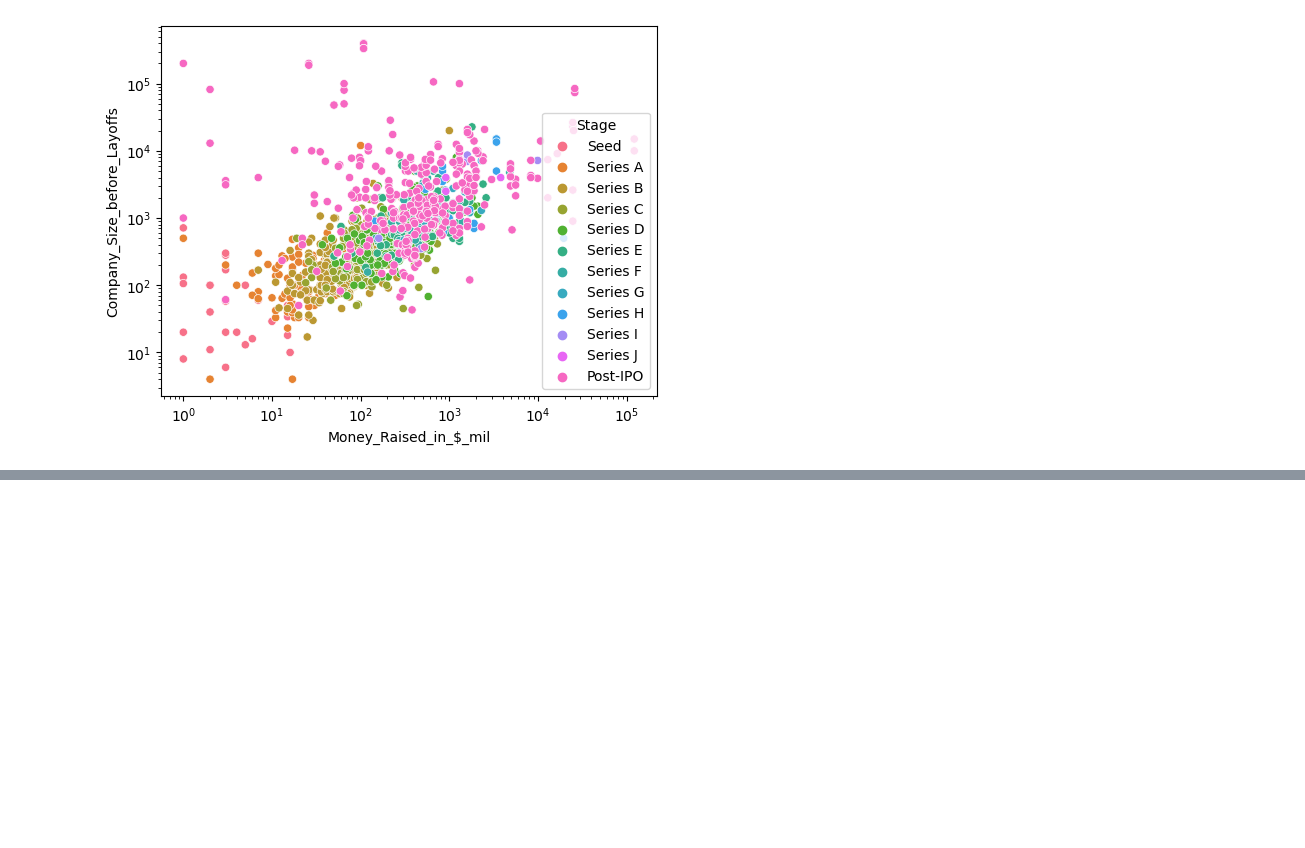
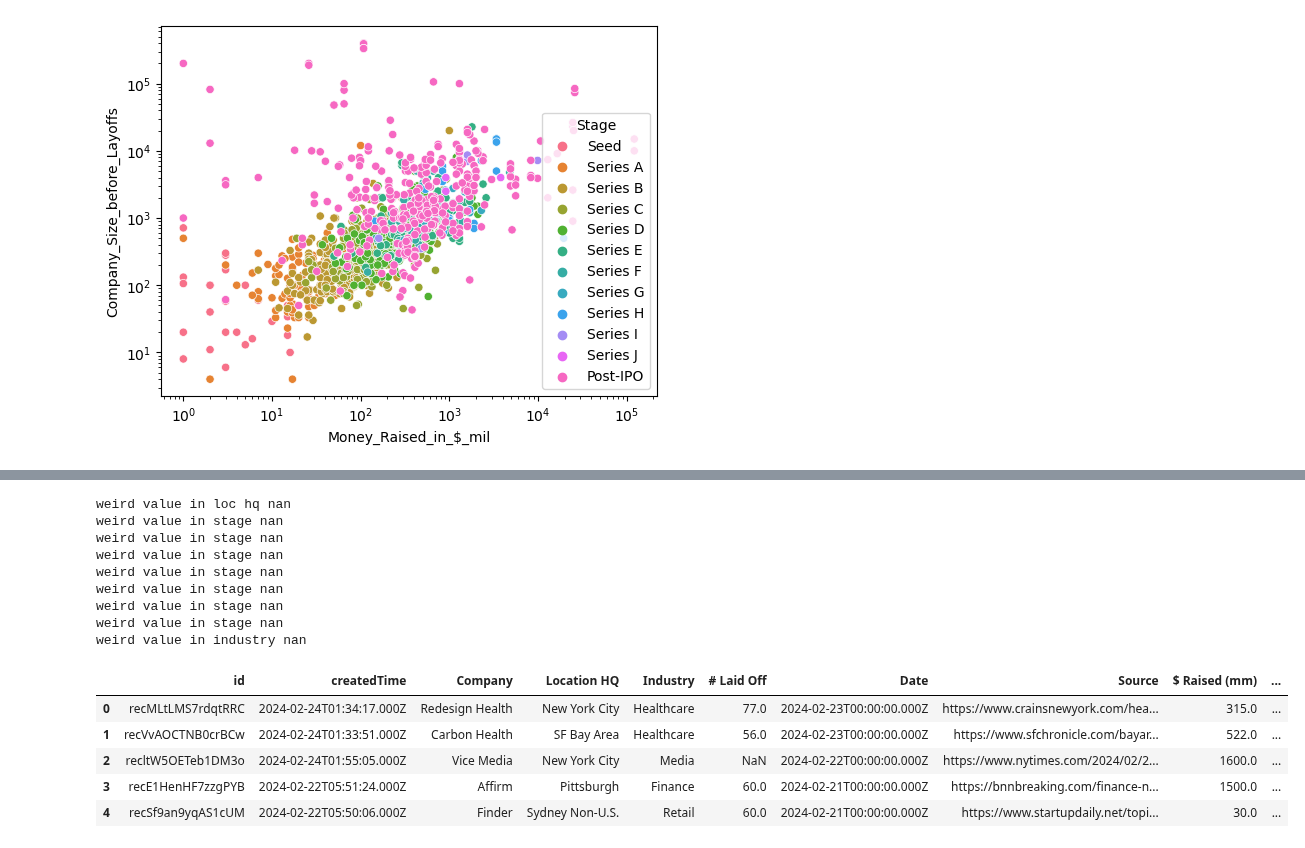
Before and after one commit to COGS108/Group019_WI24, a Jupyter notebook: Matthew.ipynb, the cells around one changed output, grey strips where cells are left out. Cells and saved outputs as stored; diff of their text form; code cells hidden in the pictures; blank space fills up the shorter version.

```diff
--- a/Matthew.ipynb
+++ b/Matthew.ipynb
@@ -125,0 +196,12 @@ All the above plot really shows is that the more money the company has, the lowe
+# %%
+import json
+d = json.load(open("resp.json"))
+jtab = d["data"]["table"]
+j_entries = jtab["rows"]
+# id createdTime cellValuesByColumnId...
+for i in j_entries:
+    i.update(i["cellValuesByColumnId"])
+    i.pop("cellValuesByColumnId")
+
+df2 = pd.DataFrame.from_records(j_entries)
+[i["name"] for i in jtab["columns"]]
@@ -125,0 +221,43 @@ All the above plot really shows is that the more money the company has, the lowe
+# %%
+## don't run this cell twice please.
+# map columns to their eng names
+df2cols = {}
+for i in jtab["columns"]:
+    # id: company
+    df2cols[i["id"]] = i["name"]
+# df2cols
+
+df2c = list(df2.columns)
+
+for i in range(len(df2c)):
+    if df2c[i] in df2cols:
+        df2c[i] = df2cols[df2c[i]]
+
+df2.columns = df2c
+# df2
+
+lmap = jtab["columns"][1]["typeOptions"]["choices"]
+df2["Location HQ"] = df2["Location HQ"].apply(lambda x: " ".join([lmap[i]["name"] if i in lmap else i for i in x]) if (isinstance(x, list)) else print("weird value in loc hq", x))
+lmap = jtab["columns"][8]["typeOptions"]["choices"]
+df2["Stage"] = df2["Stage"].apply(lambda x: (lmap[x]["name"] if x in lmap else x) if (isinstance(x, str)) else print("weird value in stage", x))
+lmap = jtab["columns"][10]["typeOptions"]["choices"]
+df2["Country"] = df2["Country"].apply(lambda x: (lmap[x]["name"] if x in lmap else x) if (isinstance(x, str)) else print("weird value in country", x))
+lmap = jtab["columns"][5]["typeOptions"]["choices"]
+df2["Industry"] = df2["Industry"].apply(lambda x: (lmap[x]["name"] if x in lmap else x) if (isinstance(x, str)) else print("weird value in industry", x))
+df2.head()
+# %% [output]
+weird value in loc hq nan
+weird value in stage nan
+weird value in stage nan
+weird value in stage nan
+weird value in stage nan
+weird value in stage nan
+weird value in stage nan
+weird value in stage nan
+weird value in industry nan
+|  | id | createdTime | Company | Location HQ | Industry | # Laid Off | Date | Source | $ Raised (mm) | ... |
+| 0 | recMLtLMS7rdqtRRC | 2024-02-24T01:34:17.000Z | Redesign Health | New York City | Healthcare | 77.0 | 2024-02-23T00:00:00.000Z | https://www.crainsnewyork.com/hea... | 315.0 | ... |
+| 1 | recVvAOCTNB0crBCw | 2024-02-24T01:33:51.000Z | Carbon Health | SF Bay Area | Healthcare | 56.0 | 2024-02-23T00:00:00.000Z | https://www.sfchronicle.com/bayar... | 522.0 | ... |
+| 2 | recltW5OETeb1DM3o | 2024-02-24T01:55:05.000Z | Vice Media | New York City | Media | NaN | 2024-02-22T00:00:00.000Z | https://www.nytimes.com/2024/02/2... | 1600.0 | ... |
+| 3 | recE1HenHF7zzgPYB | 2024-02-22T05:51:24.000Z | Affirm | Pittsburgh | Finance | 60.0 | 2024-02-21T00:00:00.000Z | https://bnnbreaking.com/finance-n... | 1500.0 | ... |
+| 4 | recSf9an9yqAS1cUM | 2024-02-22T05:50:06.000Z | Finder | Sydney Non-U.S. | Retail | 60.0 | 2024-02-21T00:00:00.000Z | https://www.startupdaily.net/topi... | 30.0 | ... |
```
Also changed, not shown: parts of 7 cells of this notebook, 1 other file.
